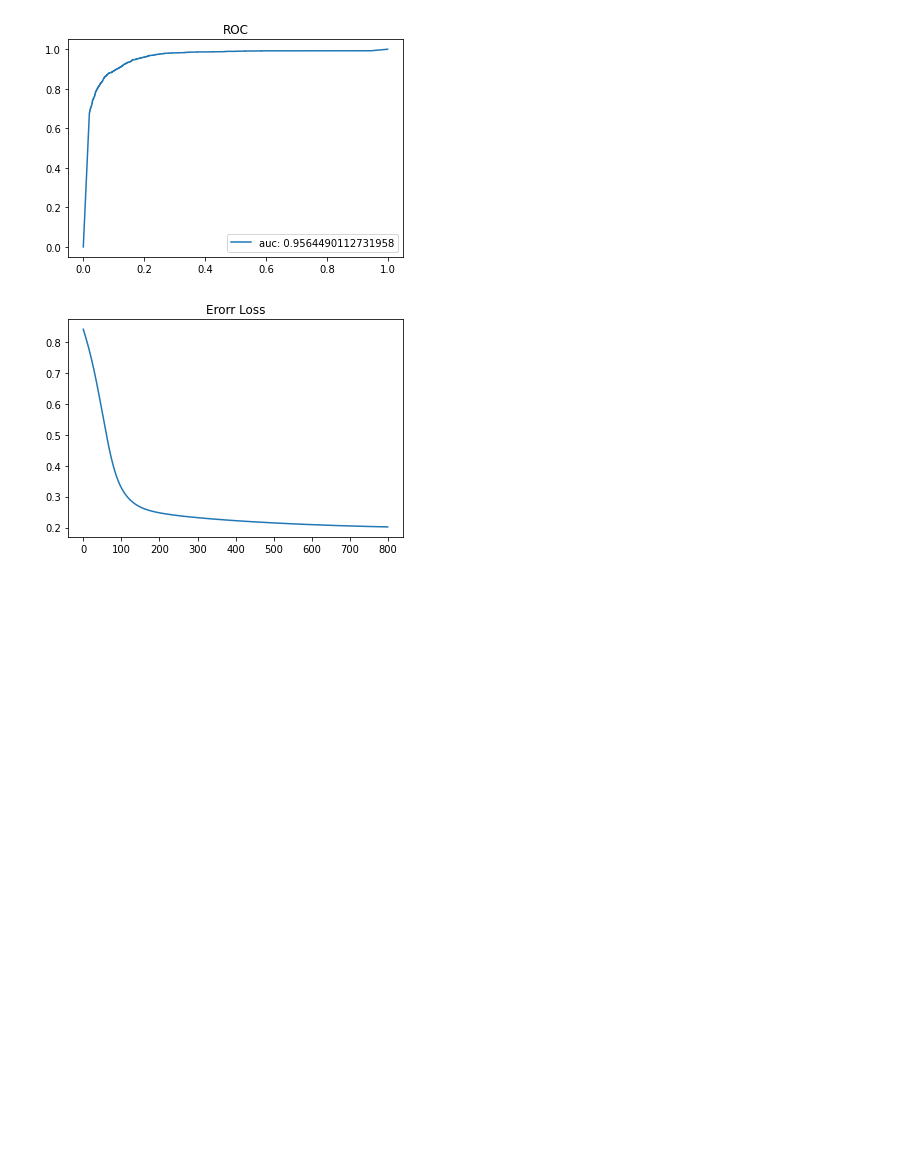
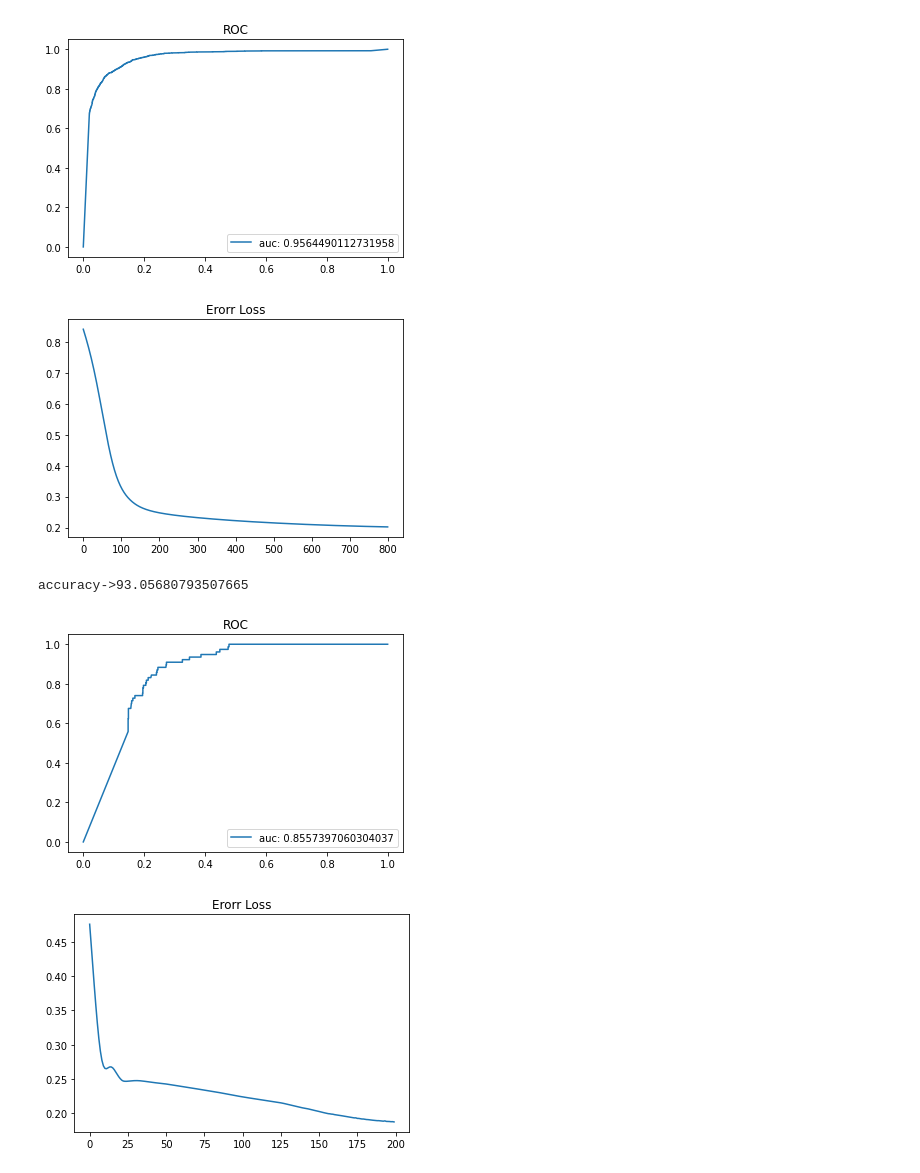
Before and after one commit to abhishekshakya/BPSO-and-ANN-for-sofware-fault-predicition, a Jupyter notebook: internPSO_ANN.ipynb, the cells around one changed output. Saved outputs shown, nothing was run; the diff lists cells and outputs as text; code cells hidden in the pictures; blank space fills up the shorter version.

```diff
--- a/internPSO_ANN.ipynb
+++ b/internPSO_ANN.ipynb
@@ -409,3 +411,31 @@ number of features selected 10
 accuracy->92.44485294117646
 [figure]
 [figure]
+# %%
+
+def get_ANN(df,node1, node2, lr, epochs, name):
+  x = df.iloc[:,:-1].apply(func= normalize, axis=0).values
+  y = df.iloc[:,-1].values.astype(int)
+
+  # #------------------------------------------------ROC curve---------------------------------------
+
+  net = network(node1,node2, x.shape[1], lr)
+  net.fit(x, y, epochs)
+  prediction2, y2_prob = net.predict(x)
+  print(f"accuracy->{100*(((prediction2==y).sum()*1.0)/len(y))}")
+  # print(y2_prob)
+  fpr, tpr, _= metrics.roc_curve(y,y2_prob)
+  auc = metrics.roc_auc_score(y,y2_prob)
+  plt.title("ROC")
+  plt.plot(fpr,tpr,label='auc: '+str(auc))
+  plt.legend(loc=4)
+  plt.show()
+  plt.title("Erorr Loss")
+  plt.plot(net.losses)
+  plt.show()
+# %%
+get_ANN(df_pc1,4,2,0.06,200,"PC1")
+# %% [output]
+accuracy->93.05680793507665
+[figure, added]
+[figure, added]
```
Also changed, not shown: parts of 15 cells of this notebook.
